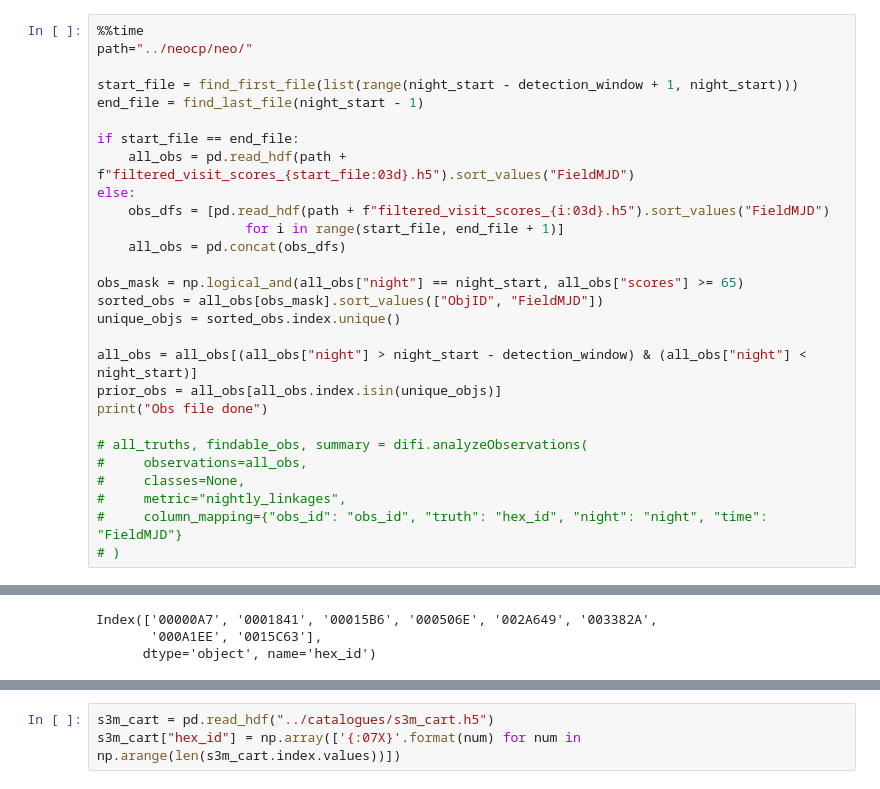
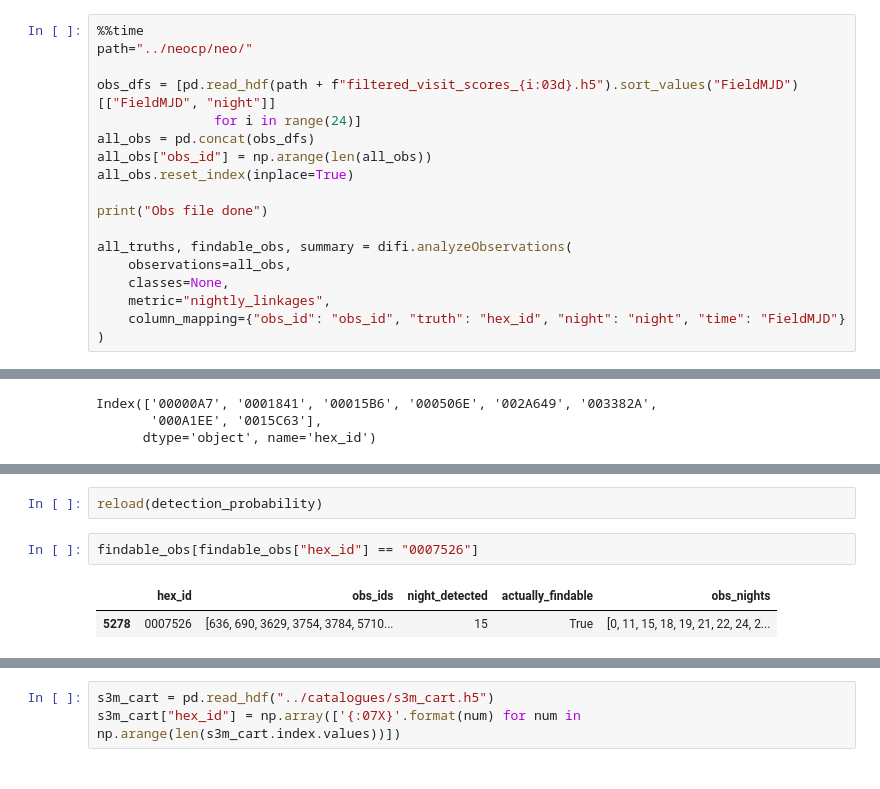
Before and after one commit to dirac-institute/hybrid_sso_catalogue, a Jupyter notebook: lsst_detection_probability/Predict misses.ipynb, the cells around one changed output, grey strips where cells are left out. Drawn from its saved outputs; the diff is of its cells as text.

```diff
--- a/lsst_detection_probability/Predict misses.ipynb
+++ b/lsst_detection_probability/Predict misses.ipynb
@@ -375,29 +46,19 @@ sorted_obs.loc["000D958"]
 %%time
 path="../neocp/neo/"
 
-start_file = find_first_file(list(range(night_start - detection_window + 1, night_start)))
-end_file = find_last_file(night_start - 1)
+obs_dfs = [pd.read_hdf(path + f"filtered_visit_scores_{i:03d}.h5").sort_values("FieldMJD")[["FieldMJD", "night"]]
+               for i in range(24)]
+all_obs = pd.concat(obs_dfs)
+all_obs["obs_id"] = np.arange(len(all_obs))
+all_obs.reset_index(inplace=True)
 
-if start_file == end_file:
-    all_obs = pd.read_hdf(path + f"filtered_visit_scores_{start_file:03d}.h5").sort_values("FieldMJD")
-else:
-    obs_dfs = [pd.read_hdf(path + f"filtered_visit_scores_{i:03d}.h5").sort_values("FieldMJD")
-                   for i in range(start_file, end_file + 1)]
-    all_obs = pd.concat(obs_dfs)
-
-obs_mask = np.logical_and(all_obs["night"] == night_start, all_obs["scores"] >= 65)
-sorted_obs = all_obs[obs_mask].sort_values(["ObjID", "FieldMJD"])
-unique_objs = sorted_obs.index.unique()
-
-all_obs = all_obs[(all_obs["night"] > night_start - detection_window) & (all_obs["night"] < night_start)]
-prior_obs = all_obs[all_obs.index.isin(unique_objs)]
 print("Obs file done")
 
-# all_truths, findable_obs, summary = difi.analyzeObservations(
-#     observations=all_obs,
-#     classes=None,
-#     metric="nightly_linkages",
-#     column_mapping={"obs_id": "obs_id", "truth": "hex_id", "night": "night", "time": "FieldMJD"}
-# )
+all_truths, findable_obs, summary = difi.analyzeObservations(
+    observations=all_obs,
+    classes=None,
+    metric="nightly_linkages",
+    column_mapping={"obs_id": "obs_id", "truth": "hex_id", "night": "night", "time": "FieldMJD"}
+)
 # %% [output]
 Obs file done
@@ -630,0 +390,7 @@ sorted_obs
+# %%
+reload(detection_probability)
+# %%
+findable_obs[findable_obs["hex_id"] == "0007526"]
+# %% [output]
+|  | hex_id | obs_ids | night_detected | actually_findable | obs_nights |
+| 5278 | 0007526 | [636, 690, 3629, 3754, 3784, 5710... | 15 | True | [0, 11, 15, 18, 19, 21, 22, 24, 2... |
```
Also changed, not shown: parts of 64 cells of this notebook, 2 other files.
